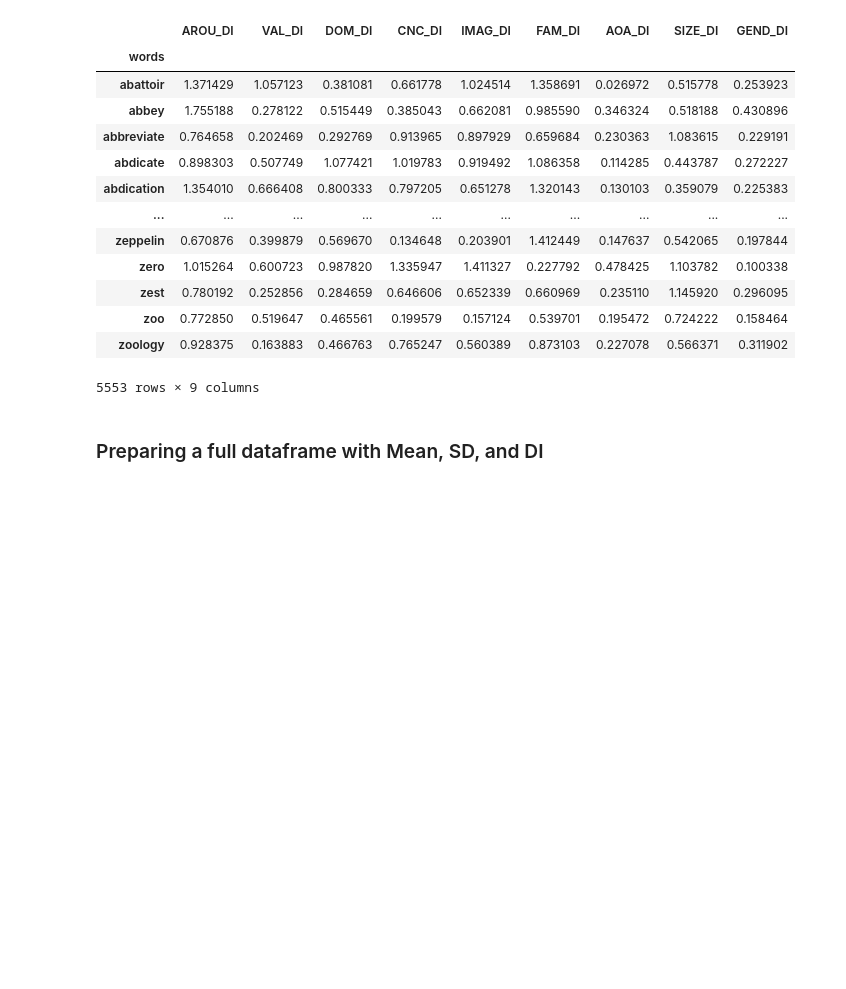
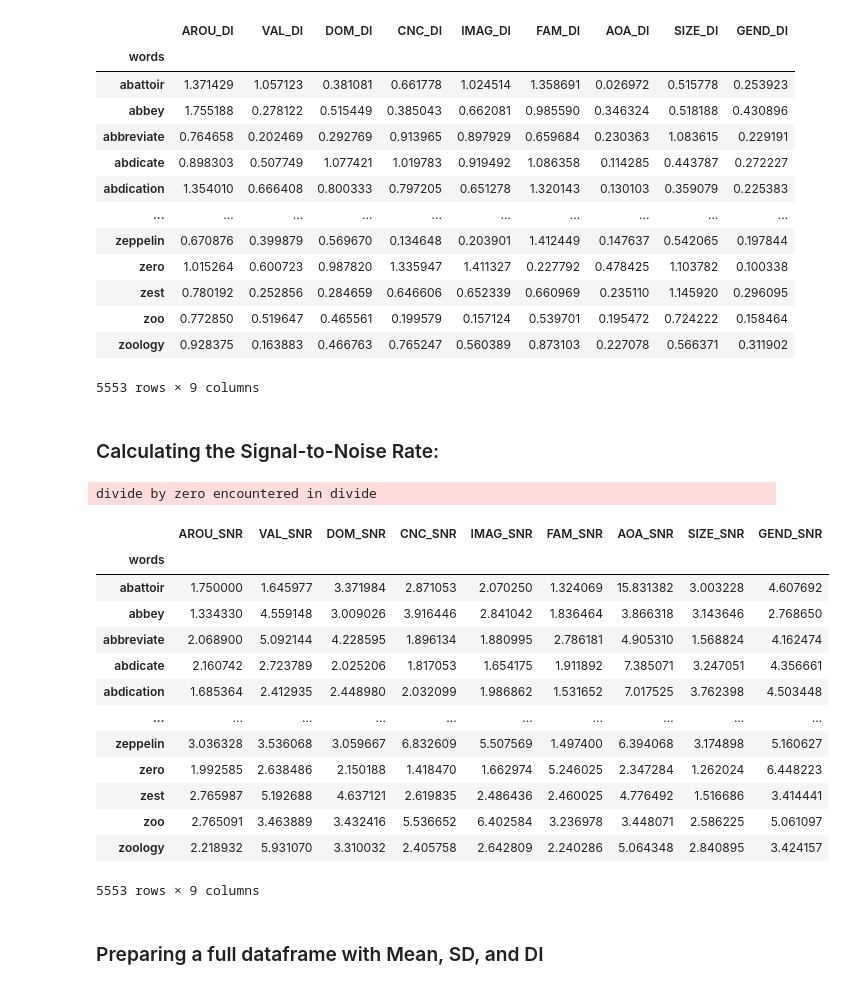
Before and after one commit to tbnsilveira/semantic_factors, a Jupyter notebook: notebooks/Semantic_Factors_by_DispersionIndex.ipynb, the cells around one changed output. Saved outputs shown, nothing was run; the diff lists cells and outputs as text; code cells hidden in the pictures; blank space fills up the shorter version.

```diff
--- a/notebooks/Semantic_Factors_by_DispersionIndex.ipynb
+++ b/notebooks/Semantic_Factors_by_DispersionIndex.ipynb
@@ -37,5 +37,4 @@ The Glasgow Norms are a set of normative ratings for 5,553 English words on nine
 # %%
 ## Reading the dataset file:
 ## -> header=[0,1] parameters indicates that rows [0,1] must be considered as dataset header.
-glasgow = pd.read_csv('../data/(Glasgow Norms Ratings - Sup Material) 13428_2018_1099_MOESM2_ESM.csv',
-                     header=[0,1])
+glasgow = pd.read_csv('../data/GlasgowR_pandas_ready.csv')
@@ -453,6 +401,30 @@ df_DI
 | zoo | 0.772850 | 0.519647 | 0.465561 | 0.199579 | 0.157124 | 0.539701 | 0.195472 | 0.724222 | 0.158464 |
 | zoology | 0.928375 | 0.163883 | 0.466763 | 0.765247 | 0.560389 | 0.873103 | 0.227078 | 0.566371 | 0.311902 |
 5553 rows × 9 columns
+# %% [markdown]
+### Calculating the Signal-to-Noise Rate:
+# %%
+df_SNR = (df_M.values / df_SD.values)
+df_SNR = pd.DataFrame(df_SNR, columns=[dim + '_SNR' for dim in stems_df_M], index=df_M.index)
+# %% [output]
+divide by zero encountered in divide
+# %%
+df_SNR
+# %% [output]
+|  | AROU_SNR | VAL_SNR | DOM_SNR | CNC_SNR | IMAG_SNR | FAM_SNR | AOA_SNR | SIZE_SNR | GEND_SNR |
+| words |  |  |  |  |  |  |  |  |  |
+| abattoir | 1.750000 | 1.645977 | 3.371984 | 2.871053 | 2.070250 | 1.324069 | 15.831382 | 3.003228 | 4.607692 |
+| abbey | 1.334330 | 4.559148 | 3.009026 | 3.916446 | 2.841042 | 1.836464 | 3.866318 | 3.143646 | 2.768650 |
+| abbreviate | 2.068900 | 5.092144 | 4.228595 | 1.896134 | 1.880995 | 2.786181 | 4.905310 | 1.568824 | 4.162474 |
+| abdicate | 2.160742 | 2.723789 | 2.025206 | 1.817053 | 1.654175 | 1.911892 | 7.385071 | 3.247051 | 4.356661 |
+| abdication | 1.685364 | 2.412935 | 2.448980 | 2.032099 | 1.986862 | 1.531652 | 7.017525 | 3.762398 | 4.503448 |
+| ... | ... | ... | ... | ... | ... | ... | ... | ... | ... |
+| zeppelin | 3.036328 | 3.536068 | 3.059667 | 6.832609 | 5.507569 | 1.497400 | 6.394068 | 3.174898 | 5.160627 |
+| zero | 1.992585 | 2.638486 | 2.150188 | 1.418470 | 1.662974 | 5.246025 | 2.347284 | 1.262024 | 6.448223 |
+| zest | 2.765987 | 5.192688 | 4.637121 | 2.619835 | 2.486436 | 2.460025 | 4.776492 | 1.516686 | 3.414441 |
+| zoo | 2.765091 | 3.463889 | 3.432416 | 5.536652 | 6.402584 | 3.236978 | 3.448071 | 2.586225 | 5.061097 |
+| zoology | 2.218932 | 5.931070 | 3.310032 | 2.405758 | 2.642809 | 2.240286 | 5.064348 | 2.840895 | 3.424157 |
+5553 rows × 9 columns
 # %% [markdown]
 ### Preparing a full dataframe with Mean, SD, and DI
 # %%
```
Also changed, not shown: parts of 53 cells of this notebook.
